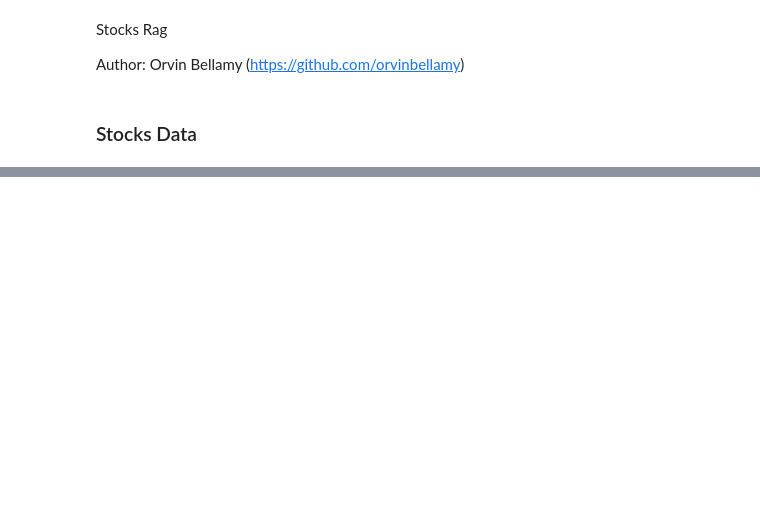
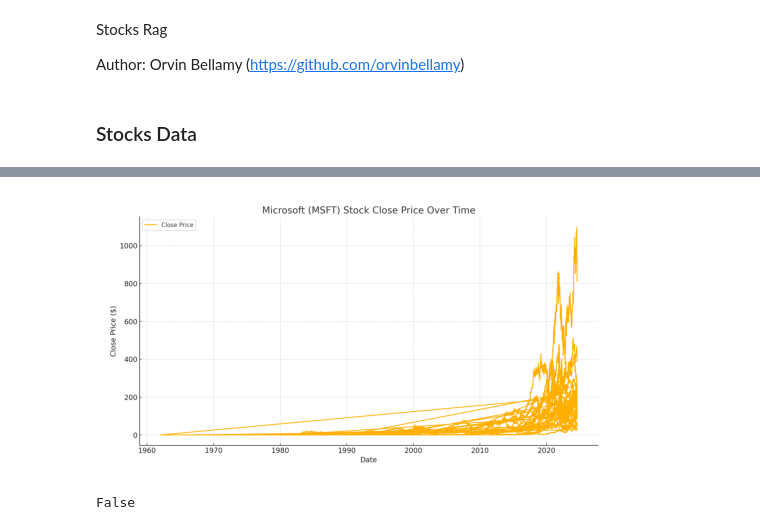
Before and after one commit to orvinbellamy/stock_rag, a Jupyter notebook: main.ipynb, the cells around one changed output, grey strips where cells are left out. Cells and saved outputs as stored; diff of their text form; code cells hidden in the pictures; blank space fills up the shorter version.

```diff
--- a/main.ipynb
+++ b/main.ipynb
@@ -283,3 +244,18 @@ To proceed, could you please verify the contents of the files on your end? Ensur
+# %%
+# file.write_to_file('test.png')
+type(file)
+image = mpimg.imread("test.png")
+plt.imshow(image)
+plt.axis('off')
+plt.show()
+# %% [output]
+[figure, added]
+# %%
+# test = []
+test = test + ['test5']
+test == []
+# %% [output]
+False
 # %%
 # Set ThreadManager to easily track messages in a single thread
 # thread
```
Also changed, not shown: parts of 11 cells of this notebook, 3 other files.
